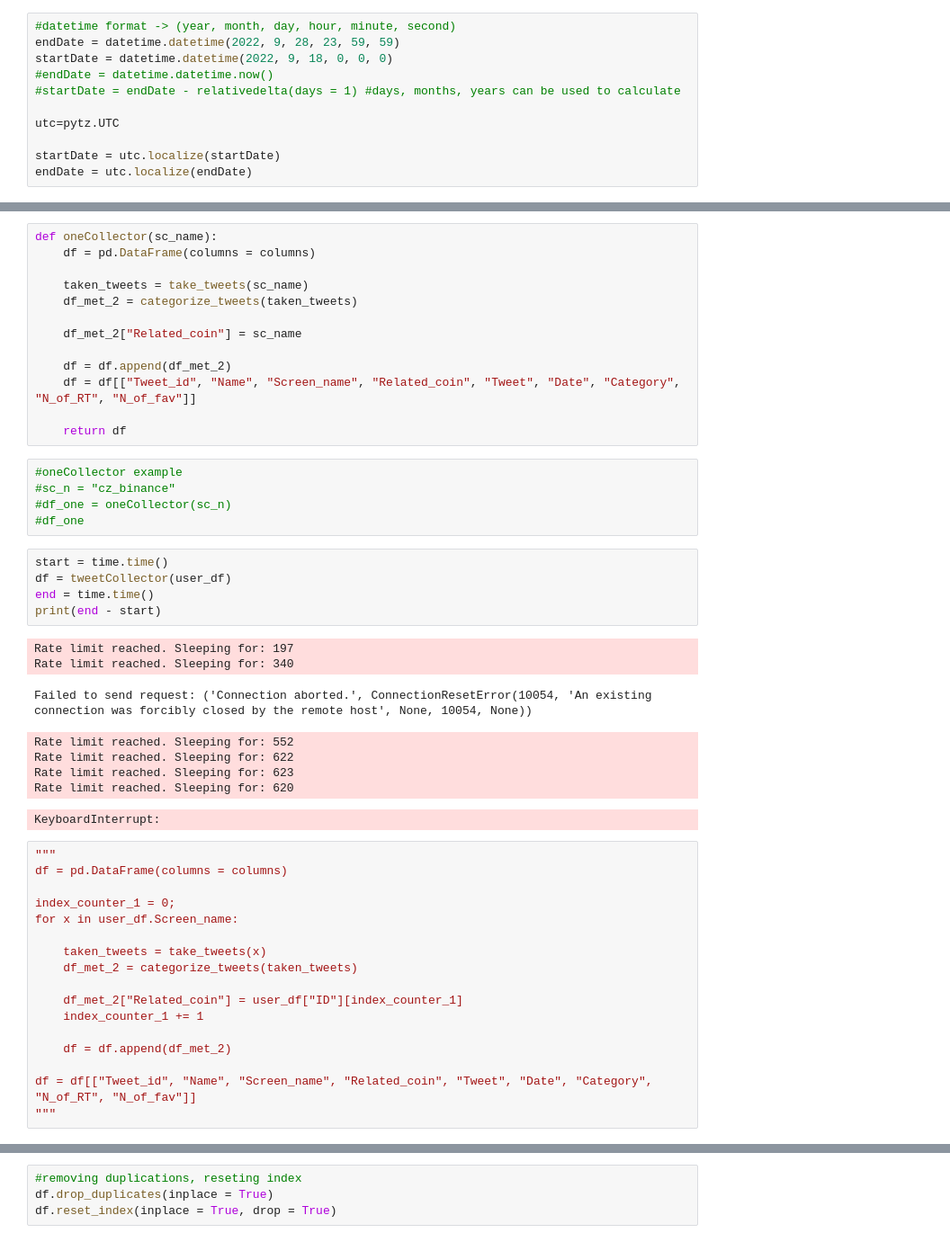
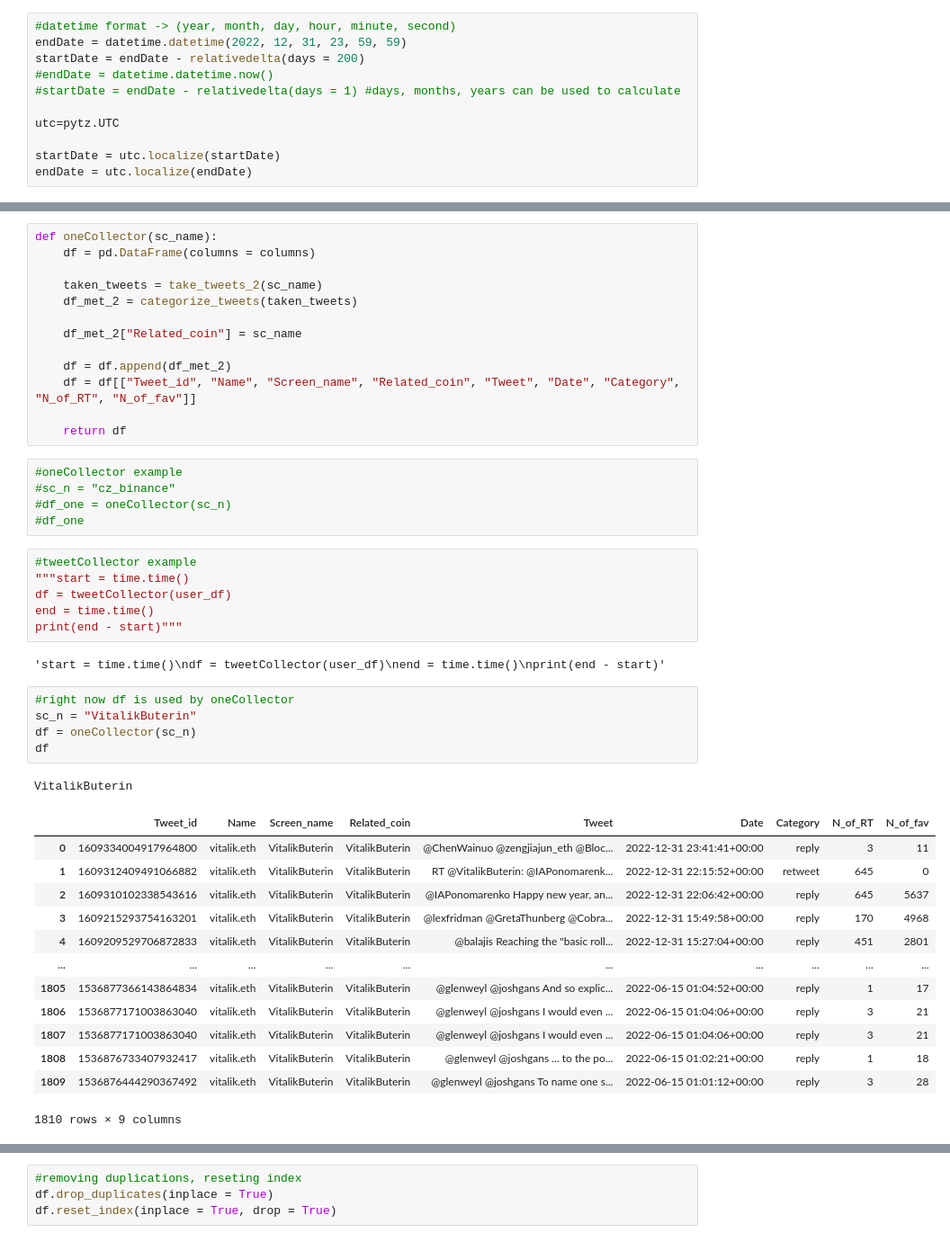
Before and after one commit to kutayselcuk/RA_Cryptocurrency, a Jupyter notebook: Code/Tweet_Collector_.ipynb, the cells around one changed output, grey strips where cells are left out. Shown at 90% size. Drawn from its saved outputs; the diff is of its cells as text.

```diff
--- a/Code/Tweet_Collector_.ipynb
+++ b/Code/Tweet_Collector_.ipynb
@@ -67,8 +67,8 @@ user = "el33th4xor"
 limit = 300
 # %%
 #datetime format -> (year, month, day, hour, minute, second)
-endDate = datetime.datetime(2022, 9, 28, 23, 59, 59)
-startDate = datetime.datetime(2022, 9, 18, 0, 0, 0)
+endDate = datetime.datetime(2022, 12, 31, 23, 59, 59)
+startDate = endDate - relativedelta(days = 200)
 #endDate = datetime.datetime.now()
 #startDate = endDate - relativedelta(days = 1) #days, months, years can be used to calculate
 
@@ -202,7 +202,7 @@ def tweetCollector(user_df):
 def oneCollector(sc_name):
     df = pd.DataFrame(columns = columns)
 
-    taken_tweets = take_tweets(sc_name)
+    taken_tweets = take_tweets_2(sc_name)
     df_met_2 = categorize_tweets(taken_tweets)
 
     df_met_2["Related_coin"] = sc_name
@@ -217,35 +217,32 @@ def oneCollector(sc_name):
 #df_one = oneCollector(sc_n)
 #df_one
 # %%
-start = time.time()
+#tweetCollector example
+"""start = time.time()
 df = tweetCollector(user_df)
 end = time.time()
-print(end - start)
+print(end - start)"""
 # %% [output]
-Rate limit reached. Sleeping for: 197
-Rate limit reached. Sleeping for: 340
+'start = time.time()\ndf = tweetCollector(user_df)\nend = time.time()\nprint(end - start)'
-Failed to send request: ('Connection aborted.', ConnectionResetError(10054, 'An existing connection was forcibly closed by the remote host', None, 10054, None))
-Rate limit reached. Sleeping for: 552
-Rate limit reached. Sleeping for: 622
-Rate limit reached. Sleeping for: 623
-Rate limit reached. Sleeping for: 620
-KeyboardInterrupt:
-# %%
-"""
-df = pd.DataFrame(columns = columns)
-
-index_counter_1 = 0;
-for x in user_df.Screen_name:
-
-    taken_tweets = take_tweets(x)
-    df_met_2 = categorize_tweets(taken_tweets)
-
-    df_met_2["Related_coin"] = user_df["ID"][index_counter_1]
-    index_counter_1 += 1
-
-    df = df.append(df_met_2)
-
-df = df[["Tweet_id", "Name", "Screen_name", "Related_coin", "Tweet", "Date", "Category", "N_of_RT", "N_of_fav"]]
-"""
+# %%
+#right now df is used by oneCollector
+sc_n = "VitalikButerin"
+df = oneCollector(sc_n)
+df
+# %% [output]
+VitalikButerin
+|  | Tweet_id | Name | Screen_name | Related_coin | Tweet | Date | Category | N_of_RT | N_of_fav |
+| 0 | 1609334004917964800 | vitalik.eth | VitalikButerin | VitalikButerin | @ChenWainuo @zengjiajun_eth @Bloc... | 2022-12-31 23:41:41+00:00 | reply | 3 | 11 |
+| 1 | 1609312409491066882 | vitalik.eth | VitalikButerin | VitalikButerin | RT @VitalikButerin: @IAPonomarenk... | 2022-12-31 22:15:52+00:00 | retweet | 645 | 0 |
+| 2 | 1609310102338543616 | vitalik.eth | VitalikButerin | VitalikButerin | @IAPonomarenko Happy new year, an... | 2022-12-31 22:06:42+00:00 | reply | 645 | 5637 |
+| 3 | 1609215293754163201 | vitalik.eth | VitalikButerin | VitalikButerin | @lexfridman @GretaThunberg @Cobra... | 2022-12-31 15:49:58+00:00 | reply | 170 | 4968 |
+| 4 | 1609209529706872833 | vitalik.eth | VitalikButerin | VitalikButerin | @balajis Reaching the "basic roll... | 2022-12-31 15:27:04+00:00 | reply | 451 | 2801 |
+| ... | ... | ... | ... | ... | ... | ... | ... | ... | ... |
+| 1805 | 1536877366143864834 | vitalik.eth | VitalikButerin | VitalikButerin | @glenweyl @joshgans And so explic... | 2022-06-15 01:04:52+00:00 | reply | 1 | 17 |
+| 1806 | 1536877171003863040 | vitalik.eth | VitalikButerin | VitalikButerin | @glenweyl @joshgans I would even ... | 2022-06-15 01:04:06+00:00 | reply | 3 | 21 |
+| 1807 | 1536877171003863040 | vitalik.eth | VitalikButerin | VitalikButerin | @glenweyl @joshgans I would even ... | 2022-06-15 01:04:06+00:00 | reply | 3 | 21 |
+| 1808 | 1536876733407932417 | vitalik.eth | VitalikButerin | VitalikButerin | @glenweyl @joshgans ... to the po... | 2022-06-15 01:02:21+00:00 | reply | 1 | 18 |
+| 1809 | 1536876444290367492 | vitalik.eth | VitalikButerin | VitalikButerin | @glenweyl @joshgans To name one s... | 2022-06-15 01:01:12+00:00 | reply | 3 | 28 |
+1810 rows × 9 columns
 # %%
 df
```
Also changed, not shown: parts of 15 cells of this notebook, 5 other files.
